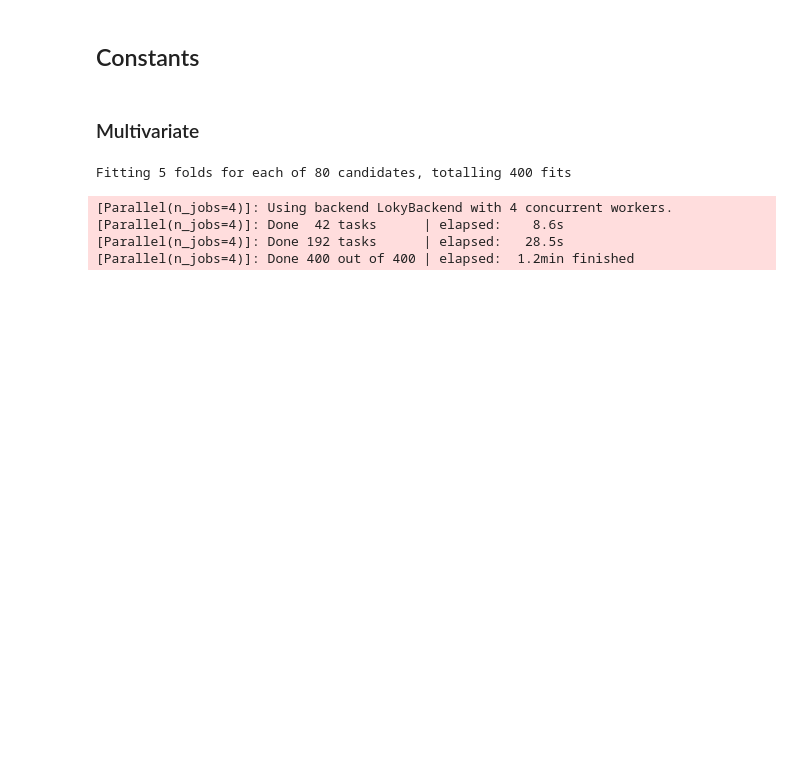
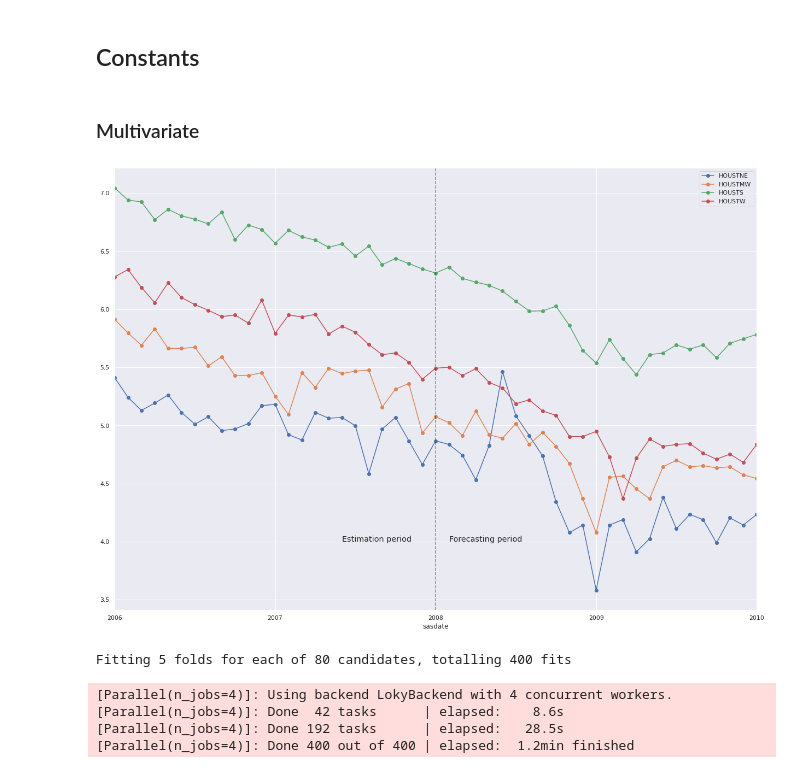
Before and after one commit to NoFishLikeIan/tinbergen, a Jupyter notebook: homework/adv-macroeconometrics/week-two/house-start-analysis.ipynb, the cells around one changed output. Saved outputs shown, nothing was run; the diff lists cells and outputs as text; code cells hidden in the pictures; blank space fills up the shorter version.

Commit message:
🐛 🪐 plotting bug and decision tree theory

```diff
--- a/homework/adv-macroeconometrics/week-two/house-start-analysis.ipynb
+++ b/homework/adv-macroeconometrics/week-two/house-start-analysis.ipynb
@@ -6,6 +5,10 @@ The jupyternotify extension is already loaded. To reload it, use:
 # %%
 import pandas as pd
 import numpy as np
+import matplotlib.pyplot as plt
+import seaborn as sns
+
+sns.set()
 
 from collections.abc import Iterable
 # %%
@@ -43,6 +46,17 @@ regional_data = houst_reg[regional_hst]
 
 train = regional_data[:end_train]
 test = regional_data[end_train:]
+# %%
+fig, ax = plt.subplots()
+houst_reg["2006-01-01":"2010-01-01"].plot(ax = ax, marker = "o")
+
+ax.axvline("2008-01-01", linestyle="--", c="k", alpha = 0.5)
+ax.text("2008-02-01", 4.1,'Forecasting period', fontsize="large")
+ax.text("2007-06-01", 4.1,'Estimation period', fontsize="large")
+
+fig.show()
+# %% [output]
+[figure, added]
 # %%
 variables = regional_data.columns.tolist()
 # %%
```
Also changed, not shown: parts of 1 cell of this notebook, 3 other files.
